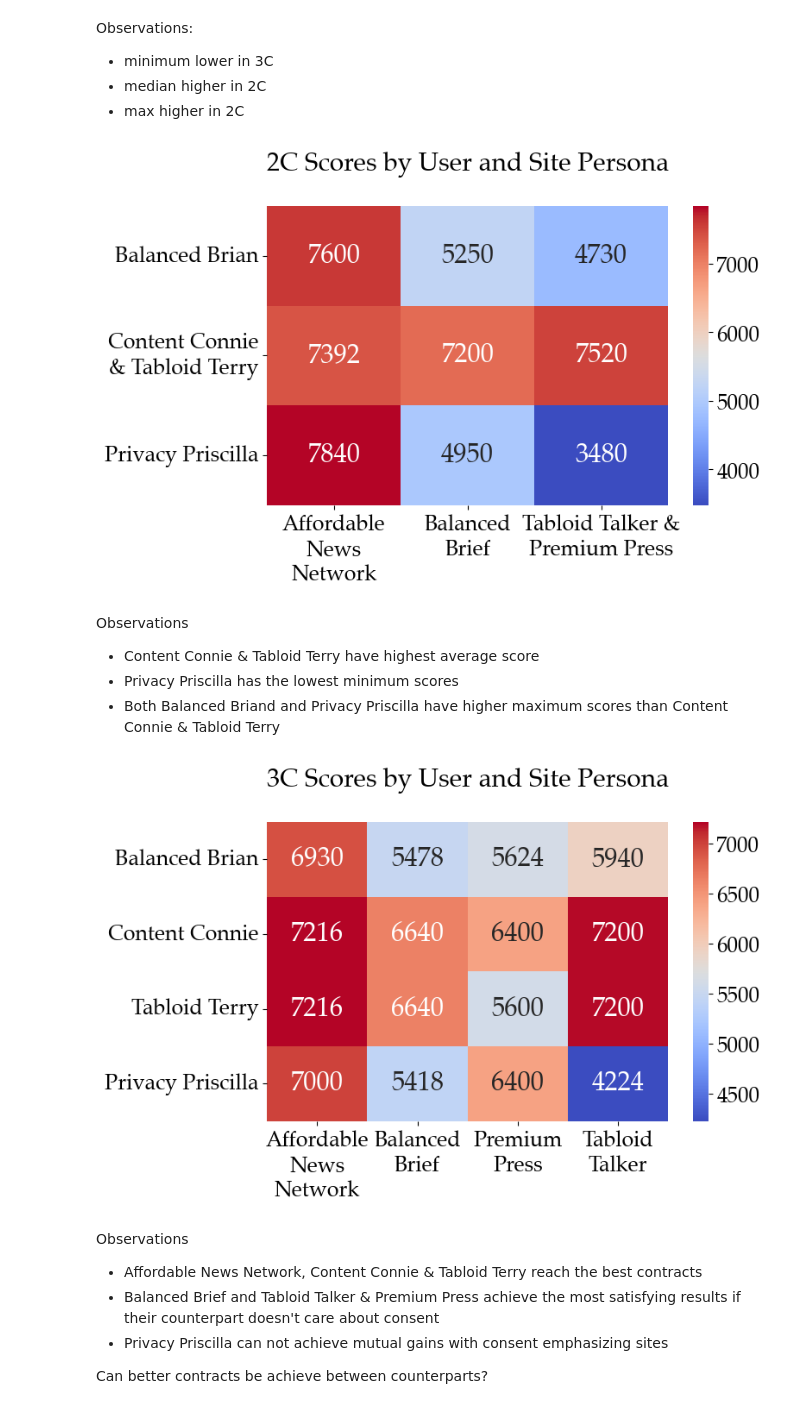
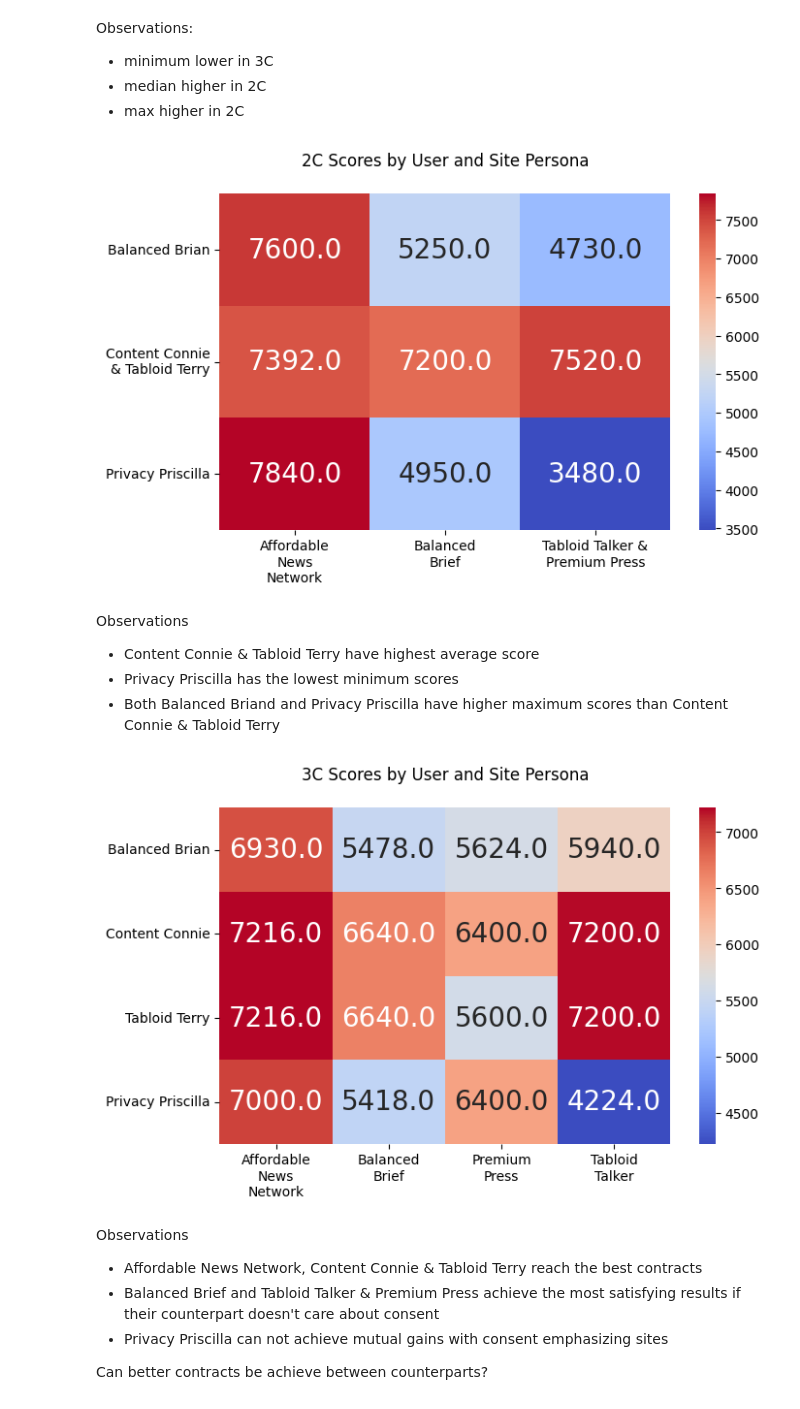
Before and after one commit to 82beja1bwi/contract-evaluation, a Jupyter notebook: qualitative_analysis.ipynb, the cells around one changed output. Drawn from its saved outputs; the diff is of its cells as text; code cells hidden in the pictures.

Commit message:
jupyter font issue fixed

```diff
--- a/qualitative_analysis.ipynb
+++ b/qualitative_analysis.ipynb
@@ -28,11 +28,6 @@ In this section dependencies are imported and the csv files generated by the JS
 import pandas as pd
 import seaborn as sns
 import matplotlib.pyplot as plt
-
-plt.rcParams['font.family'] = 'serif'
-plt.rcParams['font.serif'] = ['Palatino']
-plt.rcParams['font.size'] = 18
-plt.rcParams['font.weight'] = 'bold'
 # %% [markdown]
 ### Preparation of 2C Dataframe
 Imported of csv data is mapped to the a pandas dataframe with the columns explained above.
@@ -586,7 +593,7 @@ pivot_personas_scores.reset_index(inplace=True)
 plt.figure(figsize=(7.5, 4.5))
 
 # Create the heatmap plot
-heatmap = sns.heatmap(pivot_personas_scores.set_index('u_persona'), cmap='coolwarm', annot=True, fmt="d", annot_kws={"size": 22})
+heatmap = sns.heatmap(pivot_personas_scores.set_index('u_persona'), cmap='coolwarm', annot=True, fmt=".1f", annot_kws={"size": 20})
 heatmap.set_yticklabels(['Balanced Brian','Content Connie\n& Tabloid Terry','Privacy Priscilla'], rotation=0)
 heatmap.set_xticklabels(['Affordable\nNews\nNetwork','Balanced\nBrief','Tabloid Talker &\nPremium Press'], rotation=0)
 
@@ -599,7 +606,7 @@ plt.ylabel('')
 # Show the plot
 plt.show()
 # %% [output]
-[figure, old version]
+[figure, new version]
 # %% [markdown]
 Observations
 - Content Connie & Tabloid Terry have highest average score
@@ -608,25 +615,25 @@ Observations
 # %%
 three_c_df['u_persona'] = pd.Categorical(three_c_df['u_persona'], categories=['Balanced Brian', 'Content Connie', 'Tabloid Terry', 'Privacy Priscilla'], ordered=True)
 
 pivot_personas_scores_3c = three_c_df.pivot_table(index='u_persona', columns='s_persona', values='score_535')
 
 pivot_personas_scores_3c.reset_index(inplace=True)
 # Set the size of the plot
 plt.figure(figsize=(7.5, 4.5))
 
 # Create the heatmap plot
-heatmap = sns.heatmap(pivot_personas_scores_3c.set_index('u_persona'), cmap='coolwarm', annot=True, fmt="d", annot_kws={"size": 22})
+heatmap = sns.heatmap(pivot_personas_scores_3c.set_index('u_persona'), cmap='coolwarm', annot=True, fmt=".1f", annot_kws={"size": 20})
 heatmap.set_xticklabels(['Affordable\nNews\nNetwork','Balanced\nBrief','Premium\nPress','Tabloid\nTalker'], rotation=0)
 
 # Set the title and labels
 plt.title('3C Scores by User and Site Persona\n')
 plt.xlabel('')
 plt.ylabel('')
 
 # Show the plot
 plt.show()
 # %% [output]
-[figure, old version]
+[figure, new version]
 # %% [markdown]
 Observations
 
```
Also changed, not shown: parts of 9 cells of this notebook.
